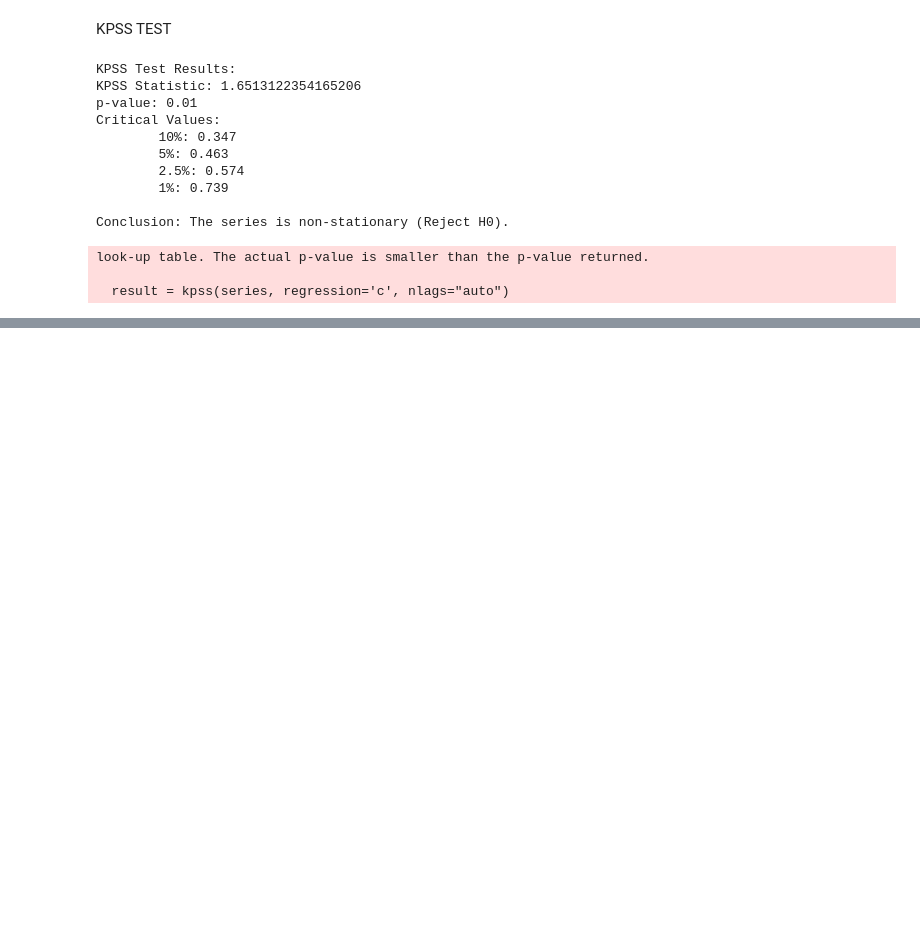
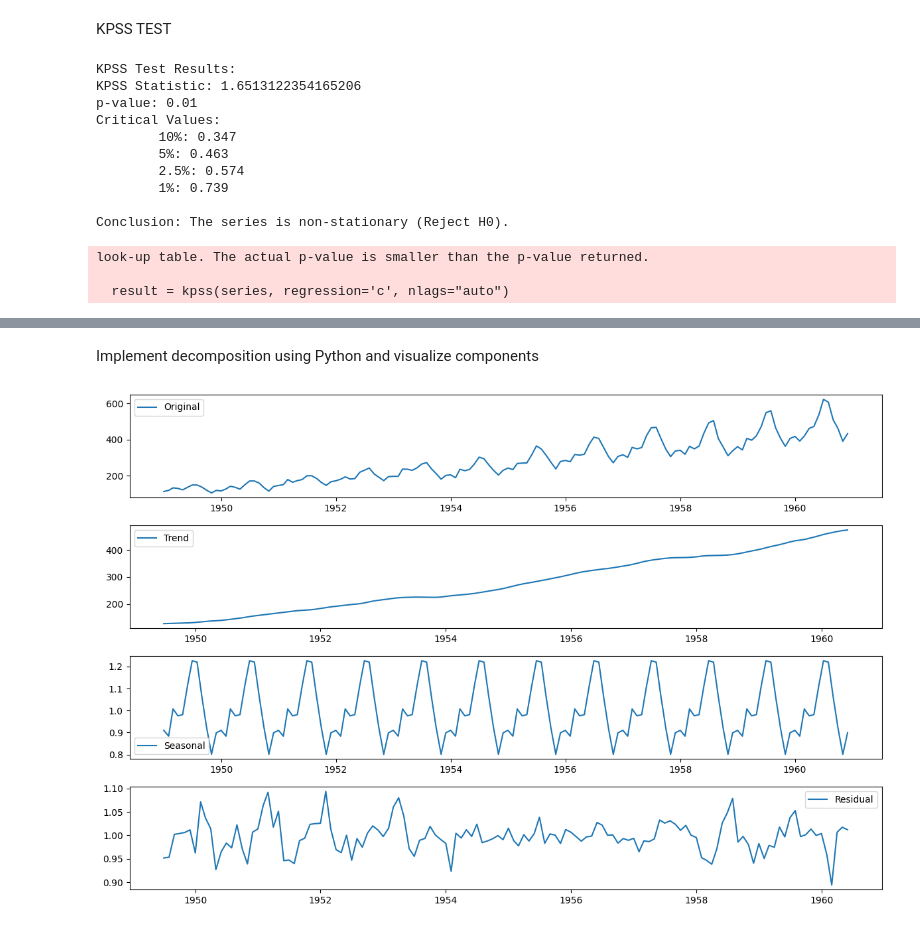
Before and after one commit to joyflorence/TIME-SERIES-AND-FORECASTING, a Jupyter notebook: practice/Time series.ipynb, the cells around one changed output, grey strips where cells are left out. Cells and saved outputs as stored; diff of their text form; code cells hidden in the pictures; blank space fills up the shorter version.

```diff
--- a/practice/Time series.ipynb
+++ b/practice/Time series.ipynb
@@ -702,0 +803,46 @@ look-up table. The actual p-value is smaller than the p-value returned.
+# %% [markdown]
+Implement decomposition using Python and visualize components
+# %%
+# Choose decomposition model (additive or multiplicative)
+# For the AirPassengers dataset, multiplicative is usually more appropriate:
+decomposition_model = 'multiplicative'
+
+# Perform decomposition
+decomposition = seasonal_decompose(airline, model=decomposition_model)
+
+# Access the components
+original = airline
+trend = decomposition.trend
+seasonal = decomposition.seasonal
+residual = decomposition.resid
+
+# Plot the components
+plt.figure(figsize=(12, 8))
+
+plt.subplot(4, 1, 1)  # 4 rows, 1 column, first plot
+plt.plot(original, label='Original')
+plt.legend(loc='best')
+
+plt.subplot(4, 1, 2)
+plt.plot(trend, label='Trend')
+plt.legend(loc='best')
+
+plt.subplot(4, 1, 3)
+plt.plot(seasonal, label='Seasonal')
+plt.legend(loc='best')
+
+plt.subplot(4, 1, 4)
+plt.plot(residual, label='Residual')
+plt.legend(loc='best')
+
+plt.tight_layout() # Adjust subplot params so that subplots fit in to the figure area.
+plt.show()
+
+
+# Example of how to access a specific component (e.g., trend)
+# print(trend)
+
+# Example of how to fill NaN values in the trend component (if any)
+# trend.fillna(method='ffill', inplace=True) # Forward fill
+# %% [output]
+[figure, added]
```
Also changed, not shown: parts of 19 cells of this notebook, 5 other files.
